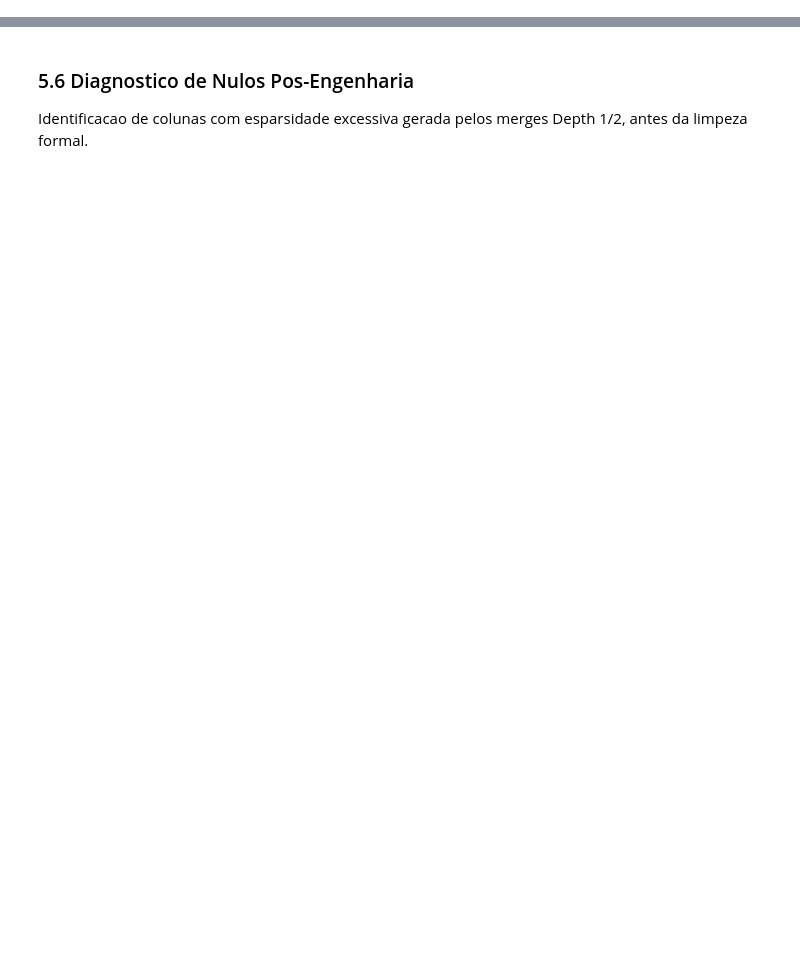
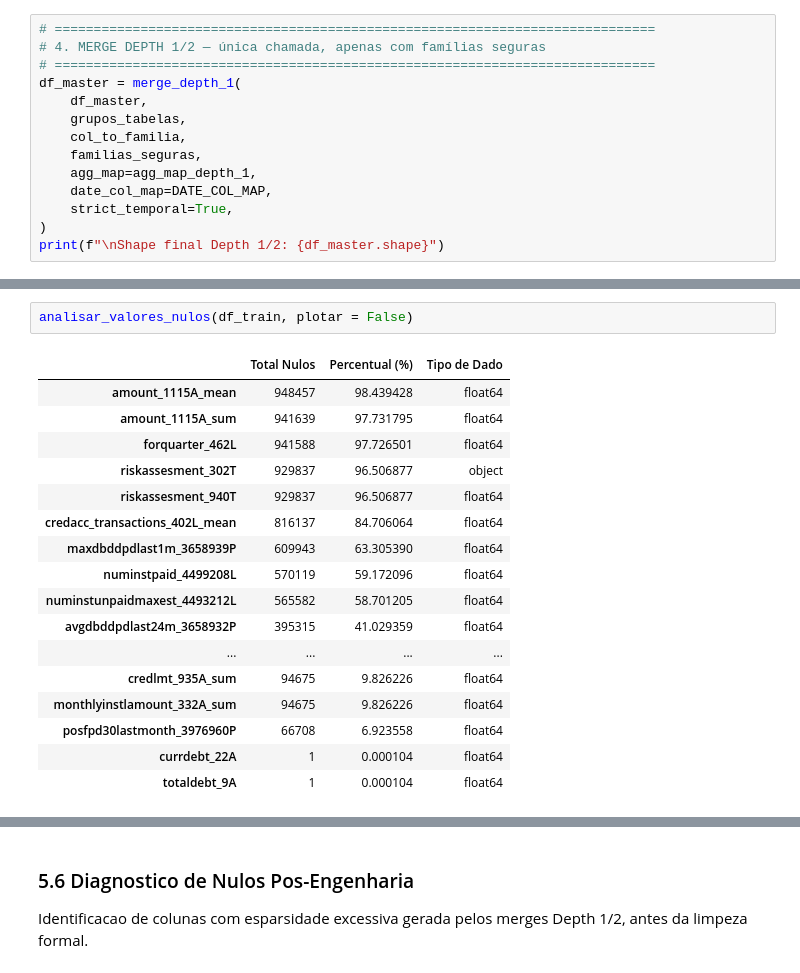
Before and after one commit to caua-barreto/Credit_Risk_Model, a Jupyter notebook: notebooks/02_Feature_Engineering.ipynb, the cells around one changed output, grey strips where cells are left out. Saved outputs shown, nothing was run; the diff lists cells and outputs as text; blank space fills up the shorter version.

```diff
--- a/notebooks/02_Feature_Engineering.ipynb
+++ b/notebooks/02_Feature_Engineering.ipynb
@@ -493,0 +465,14 @@ Colunas totais: 62
+# %%
+# =============================================================================
+# 4. MERGE DEPTH 1/2 — única chamada, apenas com famílias seguras
+# =============================================================================
+df_master = merge_depth_1(
+    df_master,
+    grupos_tabelas,
+    col_to_familia,
+    familias_seguras,
+    agg_map=agg_map_depth_1,
+    date_col_map=DATE_COL_MAP,
+    strict_temporal=True,
+)
+print(f"\nShape final Depth 1/2: {df_master.shape}")
@@ -493,0 +582,20 @@ Colunas totais: 62
+# %%
+analisar_valores_nulos(df_train, plotar = False)
+# %% [output]
+|  | Total Nulos | Percentual (%) | Tipo de Dado |
+| amount_1115A_mean | 948457 | 98.439428 | float64 |
+| amount_1115A_sum | 941639 | 97.731795 | float64 |
+| forquarter_462L | 941588 | 97.726501 | float64 |
+| riskassesment_302T | 929837 | 96.506877 | object |
+| riskassesment_940T | 929837 | 96.506877 | float64 |
+| credacc_transactions_402L_mean | 816137 | 84.706064 | float64 |
+| maxdbddpdlast1m_3658939P | 609943 | 63.305390 | float64 |
+| numinstpaid_4499208L | 570119 | 59.172096 | float64 |
+| numinstunpaidmaxest_4493212L | 565582 | 58.701205 | float64 |
+| avgdbddpdlast24m_3658932P | 395315 | 41.029359 | float64 |
+| ... | ... | ... | ... |
+| credlmt_935A_sum | 94675 | 9.826226 | float64 |
+| monthlyinstlamount_332A_sum | 94675 | 9.826226 | float64 |
+| posfpd30lastmonth_3976960P | 66708 | 6.923558 | float64 |
+| currdebt_22A | 1 | 0.000104 | float64 |
+| totaldebt_9A | 1 | 0.000104 | float64 |
```
Also changed, not shown: parts of 108 cells of this notebook, 15 other files.
